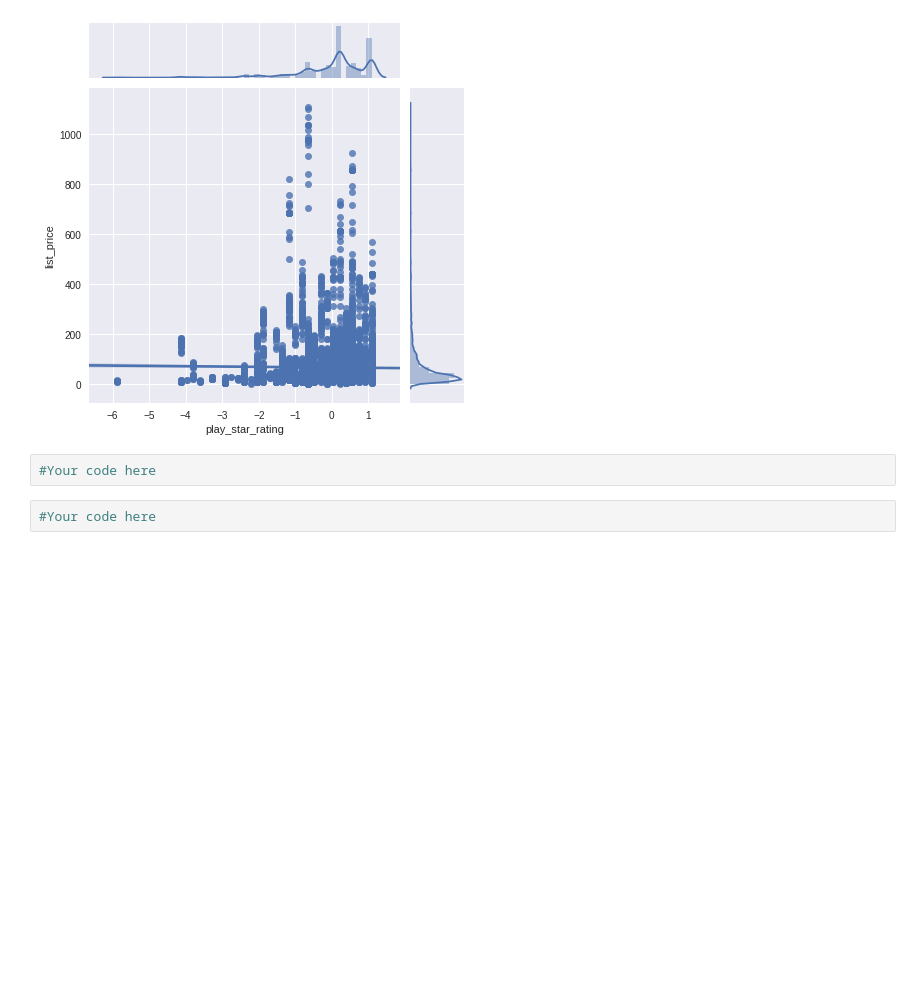
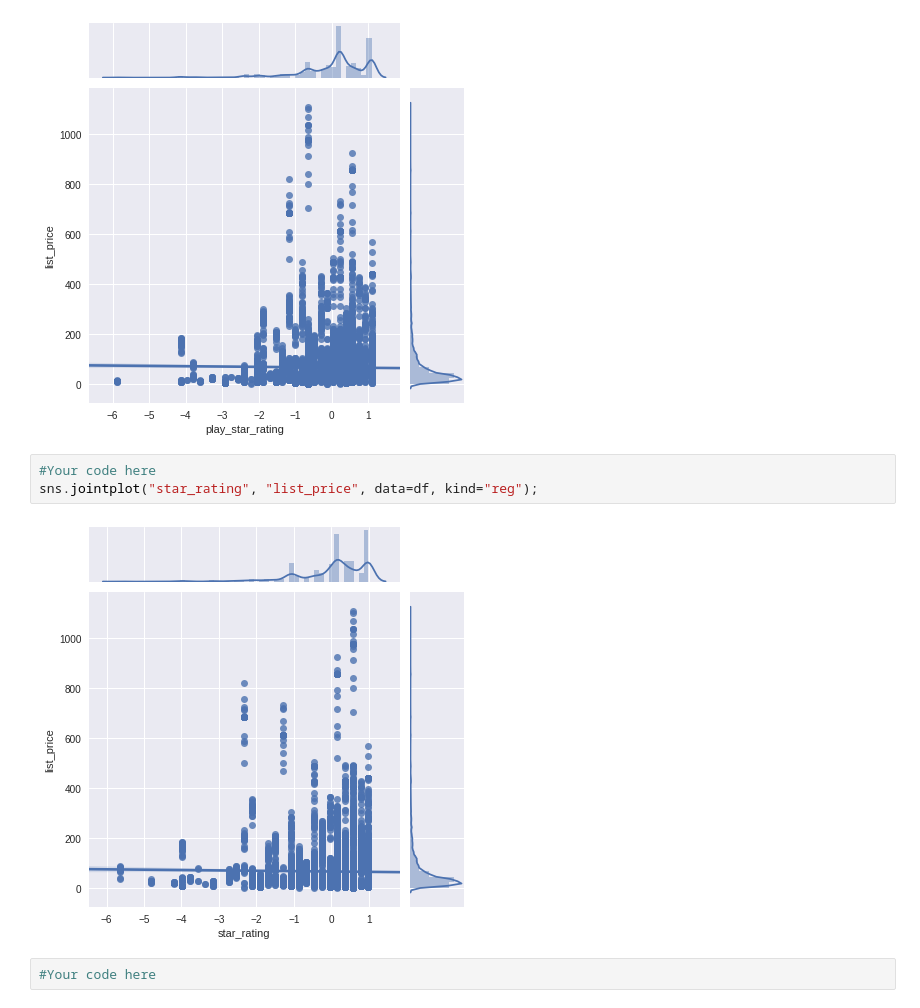
Before and after one commit to zaborowm/dsc-exploring-your-data-lab-nyc-ds-career-042219, a Jupyter notebook: index.ipynb, the cells around one changed output. Saved outputs shown, nothing was run; the diff lists cells and outputs as text; blank space fills up the shorter version.

```diff
--- a/index.ipynb
+++ b/index.ipynb
@@ -83,6 +83,9 @@ sns.jointplot("play_star_rating","list_price", data=df, kind="reg");
 [figure]
 # %%
 #Your code here
+sns.jointplot("star_rating", "list_price", data=df, kind="reg");
+# %% [output]
+[figure, added]
 # %%
 #Your code here
 # %% [markdown]
```
